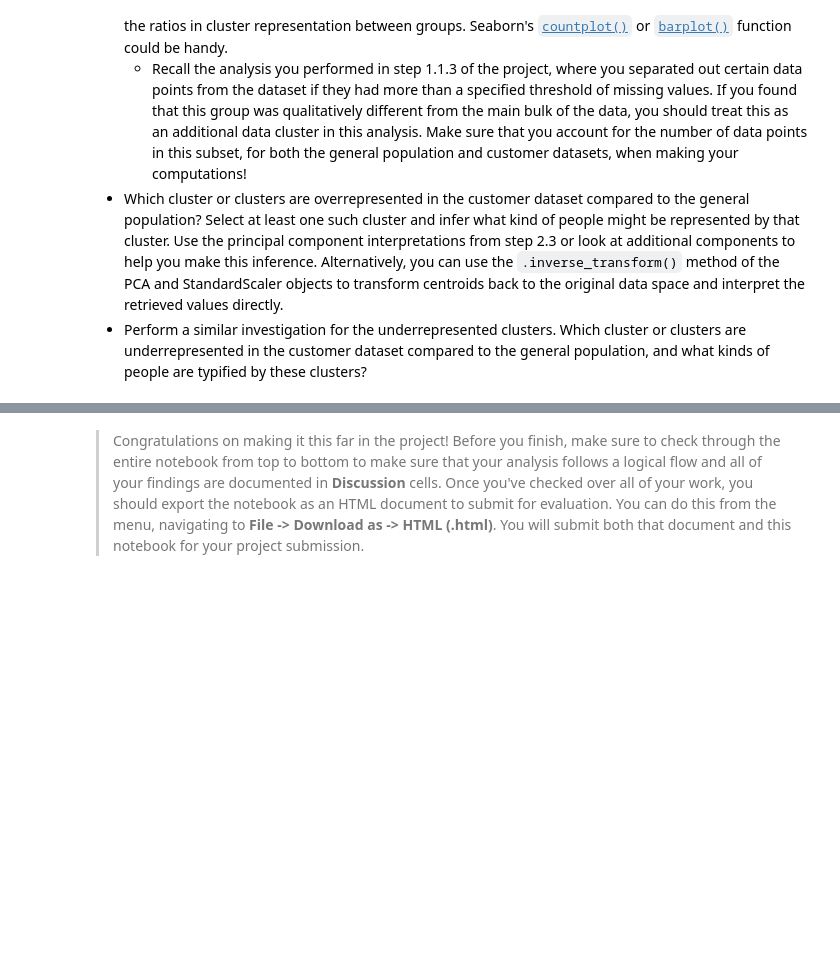
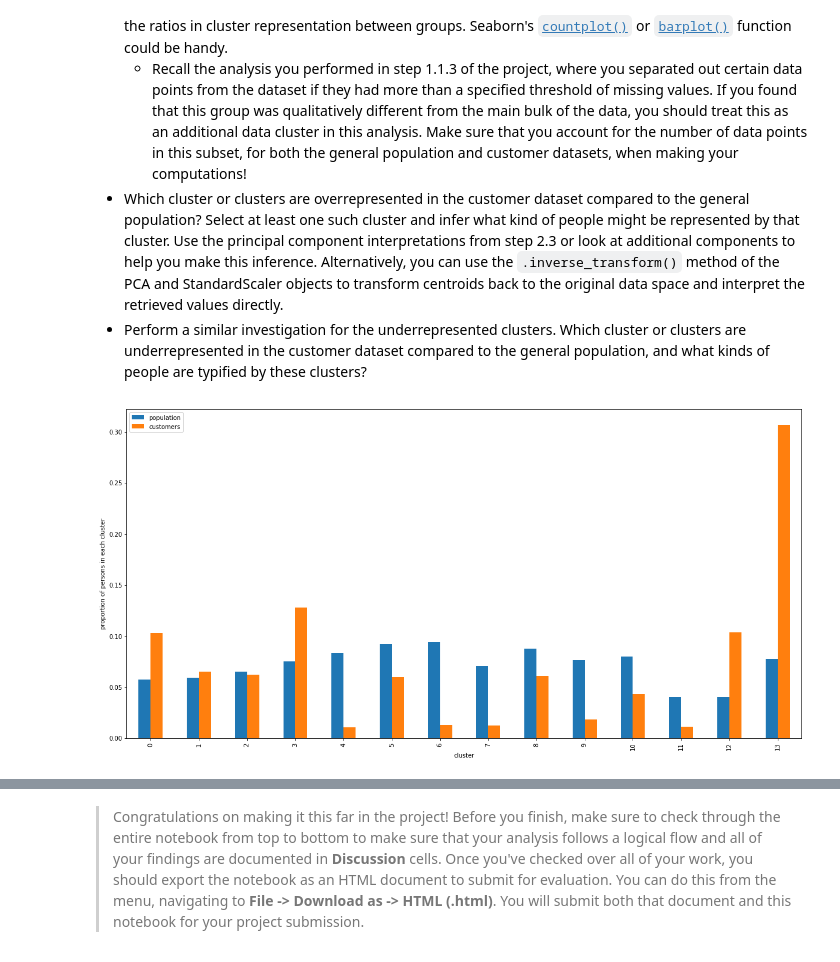
Before and after one commit to Mdhvince/Customer_Segmentation, a Jupyter notebook: Identify_Customer_Segments.ipynb, the cells around one changed output, grey strips where cells are left out. Cells and saved outputs as stored; diff of their text form; code cells hidden in the pictures; blank space fills up the shorter version.

```diff
--- a/Identify_Customer_Segments.ipynb
+++ b/Identify_Customer_Segments.ipynb
@@ -752,6 +804,6 @@ Wall time: 27.6 s
 ****
 # %%
-customers['TITEL_KZ_2.0'] = -1000
+customers['TITEL_KZ_2.0'] = 0
 # %%
 print(azdias_nomissing.shape)
 print(customers.shape)
@@ -764,5 +815,7 @@ scaled_customer = scaler.transform(customers)
 # %%
 transformed_customer = pca.transform(scaled_customer)
+# %%
+cust_result = kmeans.predict(transformed_customer)
 # %% [markdown]
 ### Step 3.3: Compare Customer Data to Demographics Data
 
@@ -781,0 +832,20 @@ Take a look at the following points in this step:
+# %%
+# Compare the proportion of data in each cluster for the customer data to the
+# proportion of data in each cluster for the general population.
+
+population_list = []
+customers_list = []
+x = [i for i in range(14)]
+for i in range(14):
+    population_list.append((pop_result == i).sum()/len(pop_result))
+    customers_list.append((cust_result == i).sum()/len(cust_result))
+
+
+df = pd.DataFrame({'cluster' : x, 'population' : population_list, 'customers':customers_list})
+
+#ax = sns.countplot(x='index', y = df_general['prop_1', 'prop_2'], data=df_general )
+df.plot(x='cluster', y = ['population', 'customers'], kind='bar', figsize=(20,10))
+plt.ylabel('proportion of persons in each cluster')
+plt.show()
+# %% [output]
+[figure, added]
```
Also changed, not shown: parts of 28 cells of this notebook.
